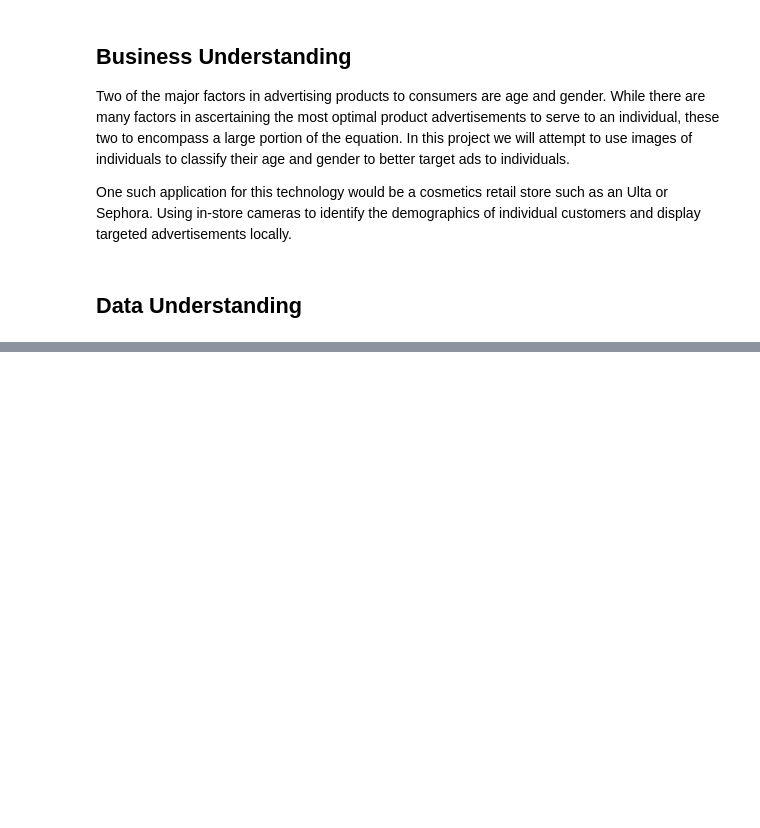
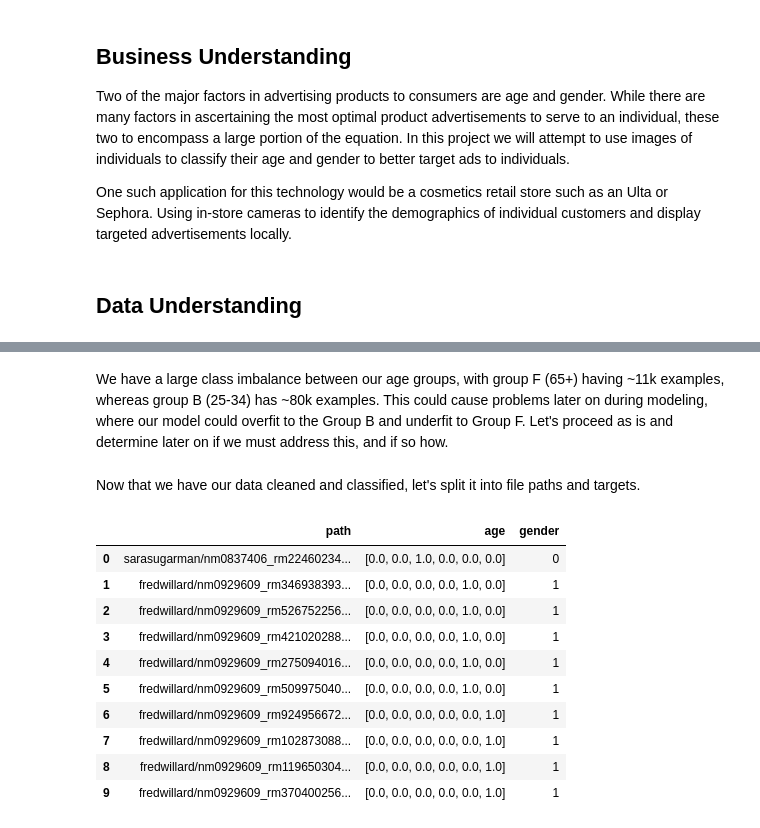
Before and after one commit to kmatk/AutoID, a Jupyter notebook: notebook.ipynb, the cells around one changed output, grey strips where cells are left out. Saved outputs shown, nothing was run; the diff lists cells and outputs as text; code cells hidden in the pictures; blank space fills up the shorter version.

```diff
--- a/notebook.ipynb
+++ b/notebook.ipynb
@@ -15,0 +124,22 @@ import tensorflow as tf
+# %% [markdown]
+We have a large class imbalance between our age groups, with group F (65+) having ~11k examples, whereas group B (25-34) has ~80k examples. This could cause problems later on during modeling, where our model could overfit to the Group B and underfit to Group F. Let's proceed as is and determine later on if we must address this, and if so how.
+# %% [markdown]
+Now that we have our data cleaned and classified, let's split it into file paths and targets.
+# %%
+ohe = OneHotEncoder(sparse=False)
+age = ohe.fit_transform(df[['age']]).tolist()
+df['age'] = age
+df['gender'] = df['gender'].str.get_dummies()['M']
+df.head(10)
+# %% [output]
+|  | path | age | gender |
+| 0 | sarasugarman/nm0837406_rm22460234... | [0.0, 0.0, 1.0, 0.0, 0.0, 0.0] | 0 |
+| 1 | fredwillard/nm0929609_rm346938393... | [0.0, 0.0, 0.0, 0.0, 1.0, 0.0] | 1 |
+| 2 | fredwillard/nm0929609_rm526752256... | [0.0, 0.0, 0.0, 0.0, 1.0, 0.0] | 1 |
+| 3 | fredwillard/nm0929609_rm421020288... | [0.0, 0.0, 0.0, 0.0, 1.0, 0.0] | 1 |
+| 4 | fredwillard/nm0929609_rm275094016... | [0.0, 0.0, 0.0, 0.0, 1.0, 0.0] | 1 |
+| 5 | fredwillard/nm0929609_rm509975040... | [0.0, 0.0, 0.0, 0.0, 1.0, 0.0] | 1 |
+| 6 | fredwillard/nm0929609_rm924956672... | [0.0, 0.0, 0.0, 0.0, 0.0, 1.0] | 1 |
+| 7 | fredwillard/nm0929609_rm102873088... | [0.0, 0.0, 0.0, 0.0, 0.0, 1.0] | 1 |
+| 8 | fredwillard/nm0929609_rm119650304... | [0.0, 0.0, 0.0, 0.0, 0.0, 1.0] | 1 |
+| 9 | fredwillard/nm0929609_rm370400256... | [0.0, 0.0, 0.0, 0.0, 0.0, 1.0] | 1 |
```
Also changed, not shown: parts of 34 cells of this notebook.
